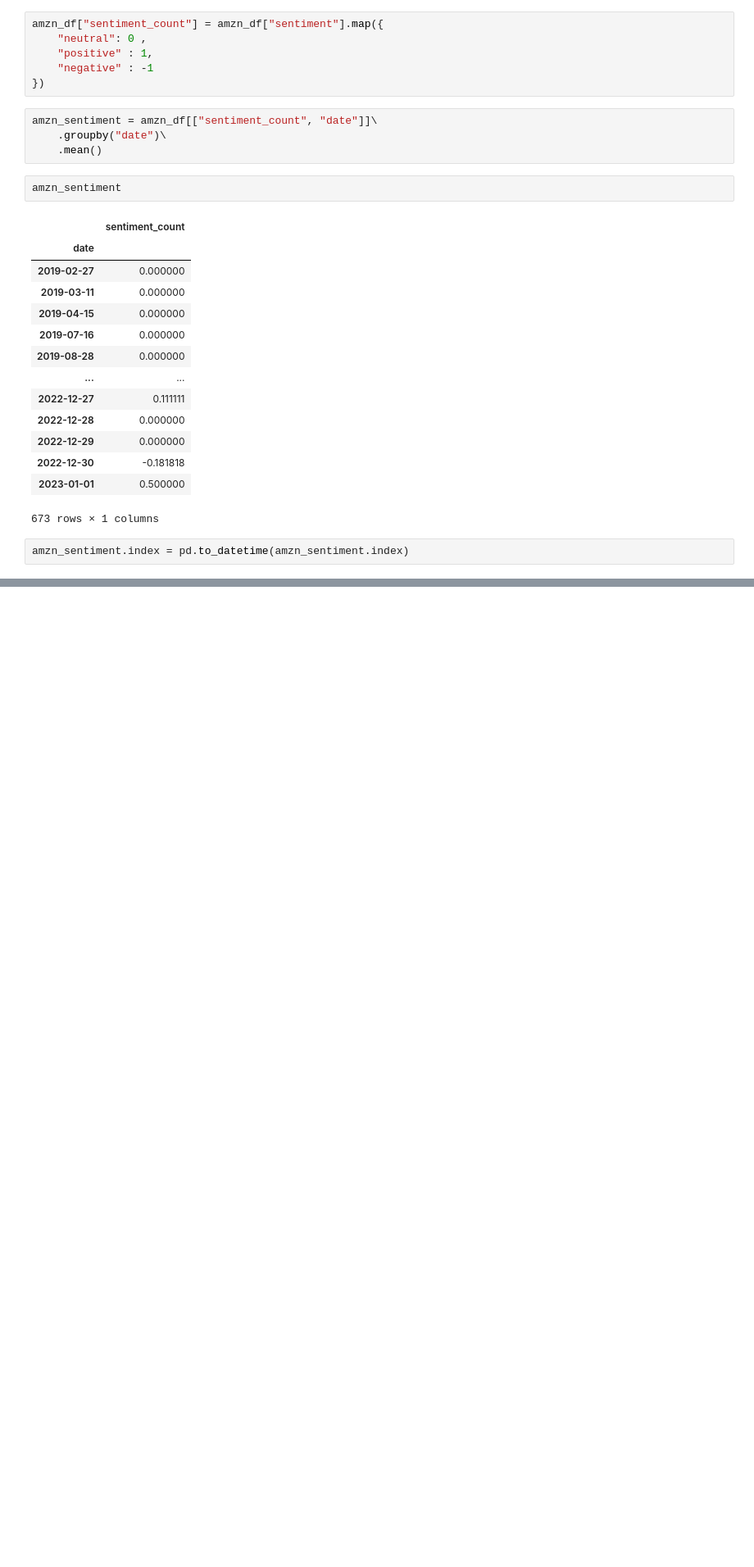
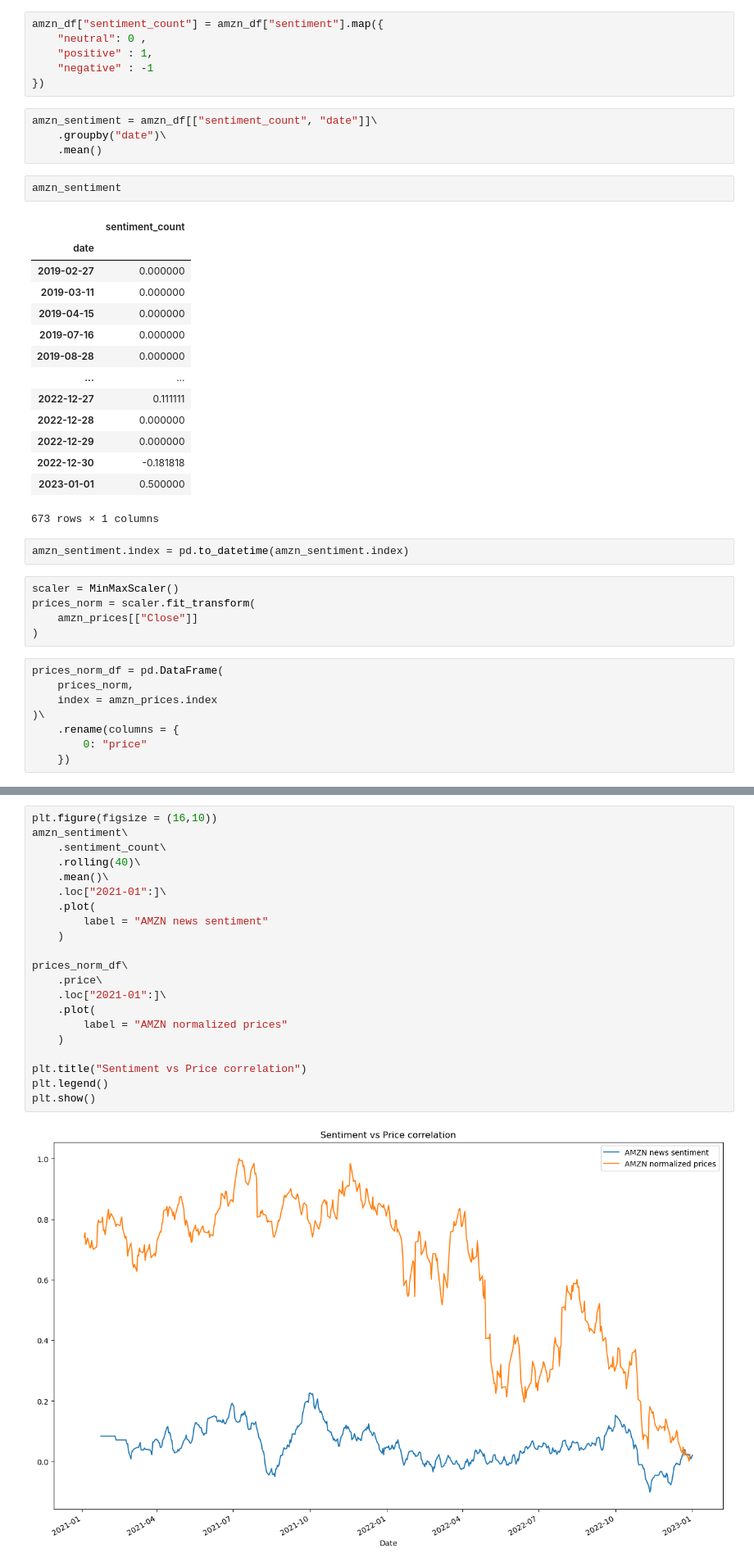
Before and after one commit to sabrinasartori/itau-quant-challenge, a Jupyter notebook: notebooks/finbert/06-amazon_analysis.ipynb, the cells around one changed output, grey strips where cells are left out. Shown at 82% size. Saved outputs shown, nothing was run; the diff lists cells and outputs as text; blank space fills up the shorter version.

Commit message:
update data analysis

```diff
--- a/notebooks/finbert/06-amazon_analysis.ipynb
+++ b/notebooks/finbert/06-amazon_analysis.ipynb
@@ -129,3 +132,16 @@ amzn_sentiment
 673 rows × 1 columns
 # %%
 amzn_sentiment.index = pd.to_datetime(amzn_sentiment.index)
+# %%
+scaler = MinMaxScaler()
+prices_norm = scaler.fit_transform(
+    amzn_prices[["Close"]]
+)
+# %%
+prices_norm_df = pd.DataFrame(
+    prices_norm,
+    index = amzn_prices.index
+)\
+    .rename(columns = {
+        0: "price"
+    })
@@ -131,0 +165,23 @@ amzn_sentiment.index = pd.to_datetime(amzn_sentiment.index)
+# %%
+plt.figure(figsize = (16,10))
+amzn_sentiment\
+    .sentiment_count\
+    .rolling(40)\
+    .mean()\
+    .loc["2021-01":]\
+    .plot(
+        label = "AMZN news sentiment"
+    )
+
+prices_norm_df\
+    .price\
+    .loc["2021-01":]\
+    .plot(
+        label = "AMZN normalized prices"
+    )
+
+plt.title("Sentiment vs Price correlation")
+plt.legend()
+plt.show()
+# %% [output]
+[figure, added]
```
Also changed, not shown: parts of 22 cells of this notebook, 1 other file.
